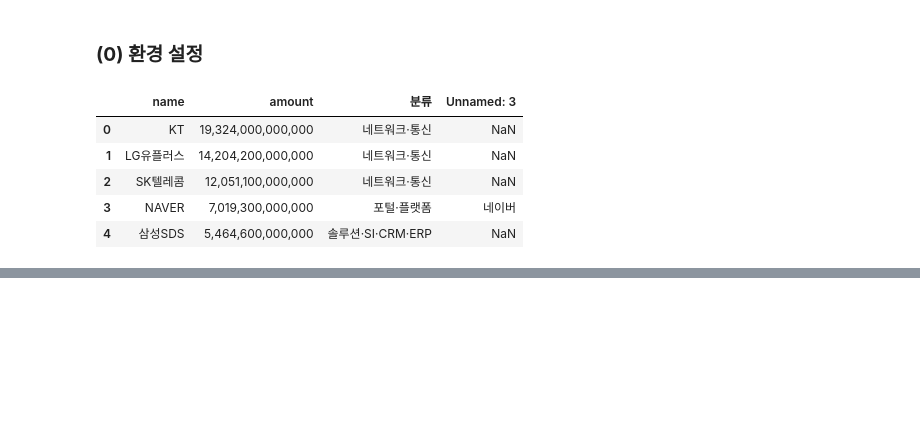
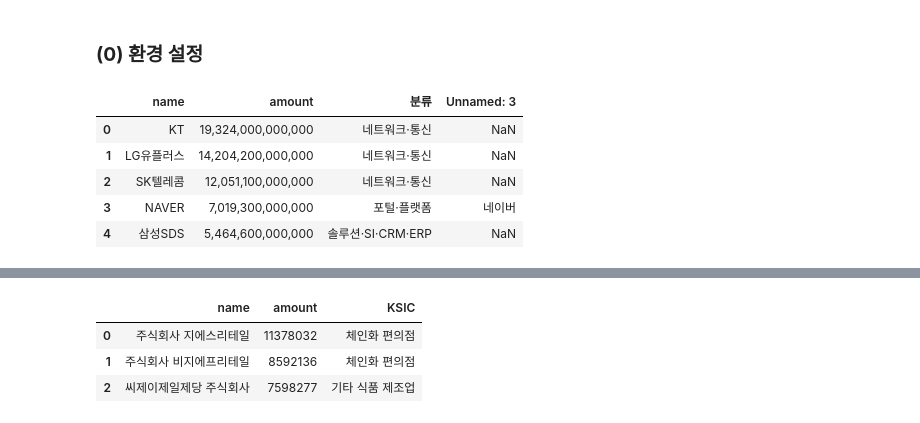
Before and after one commit to hanalo26/final_project, a Jupyter notebook: works/Haeun/00.IT-CompanyList_확인용.ipynb, the cells around one changed output, grey strips where cells are left out. Drawn from its saved outputs; the diff is of its cells as text; code cells hidden in the pictures; blank space fills up the shorter version.

```diff
--- a/works/Haeun/00.IT-CompanyList_확인용.ipynb
+++ b/works/Haeun/00.IT-CompanyList_확인용.ipynb
@@ -24,0 +46,10 @@ df.head()
+# %%
+# 식품기업
+df2 = pd.read_csv('../../data/식품기업리스트top60.csv', encoding='utf-8')
+
+df2.head(3)
+# %% [output]
+|  | name | amount | KSIC |
+| 0 | 주식회사 지에스리테일 | 11378032 | 체인화 편의점 |
+| 1 | 주식회사 비지에프리테일 | 8592136 | 체인화 편의점 |
+| 2 | 씨제이제일제당 주식회사 | 7598277 | 기타 식품 제조업 |
```
Also changed, not shown: parts of 2 cells of this notebook.
